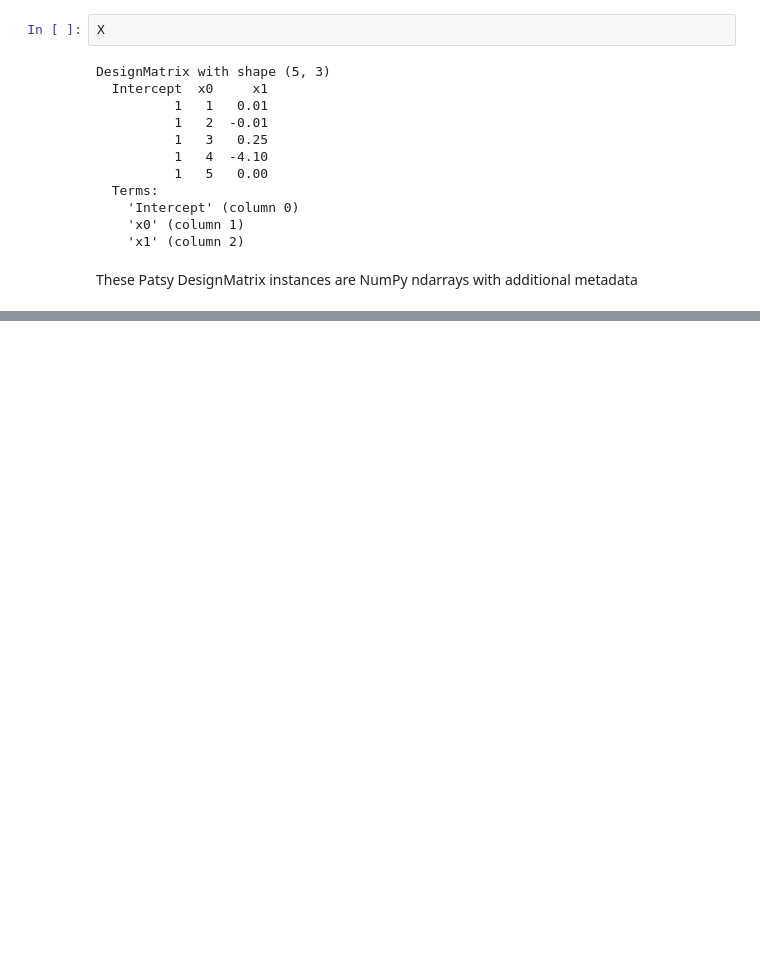
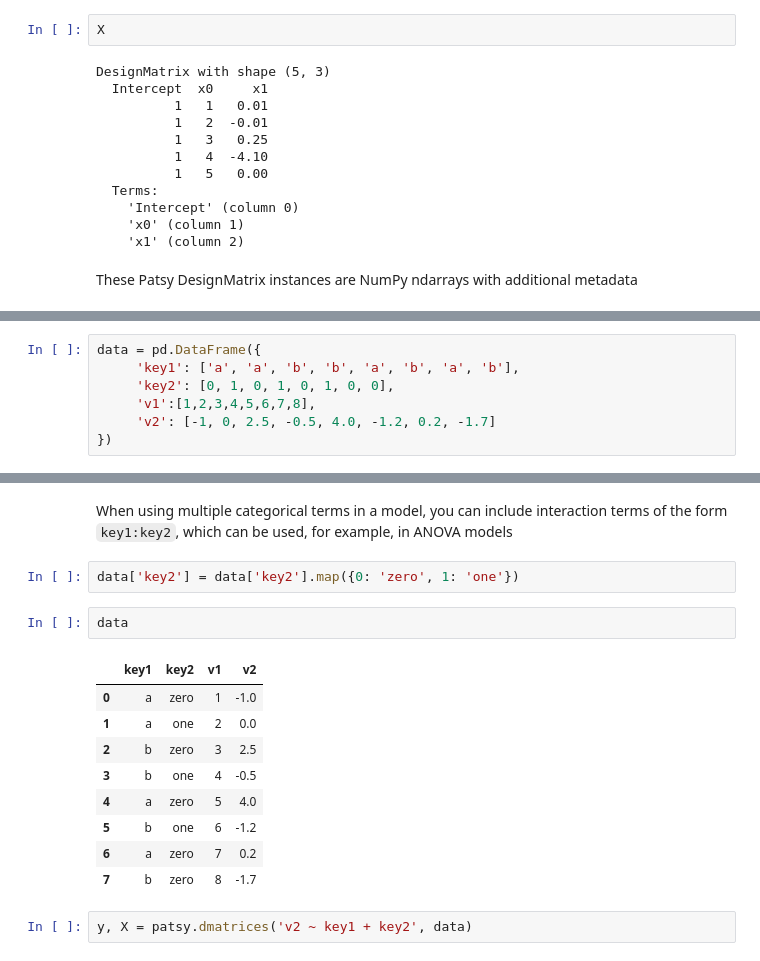
Before and after one commit to Gakun/python_for_data_analysis, a Jupyter notebook: CH13 - Introduction to Modeling Libraries in Python.ipynb, the cells around one changed output, grey strips where cells are left out. Cells and saved outputs as stored; diff of their text form; blank space fills up the shorter version.

```diff
--- a/CH13 - Introduction to Modeling Libraries in Python.ipynb
+++ b/CH13 - Introduction to Modeling Libraries in Python.ipynb
@@ -165,0 +302,7 @@ These Patsy DesignMatrix instances are NumPy ndarrays with additional metadata
+# %%
+data = pd.DataFrame({
+     'key1': ['a', 'a', 'b', 'b', 'a', 'b', 'a', 'b'],
+     'key2': [0, 1, 0, 1, 0, 1, 0, 0],
+     'v1':[1,2,3,4,5,6,7,8],
+     'v2': [-1, 0, 2.5, -0.5, 4.0, -1.2, 0.2, -1.7]
+})
@@ -165,0 +366,18 @@ These Patsy DesignMatrix instances are NumPy ndarrays with additional metadata
+# %% [markdown]
+When using multiple categorical terms in a model, you can include interaction terms of the form `key1:key2`, which can be used, for example, in ANOVA models
+# %%
+data['key2'] = data['key2'].map({0: 'zero', 1: 'one'})
+# %%
+data
+# %% [output]
+|  | key1 | key2 | v1 | v2 |
+| 0 | a | zero | 1 | -1.0 |
+| 1 | a | one | 2 | 0.0 |
+| 2 | b | zero | 3 | 2.5 |
+| 3 | b | one | 4 | -0.5 |
+| 4 | a | zero | 5 | 4.0 |
+| 5 | b | one | 6 | -1.2 |
+| 6 | a | zero | 7 | 0.2 |
+| 7 | b | zero | 8 | -1.7 |
+# %%
+y, X = patsy.dmatrices('v2 ~ key1 + key2', data)
```
Also changed, not shown: parts of 75 cells of this notebook, 2 other files.
